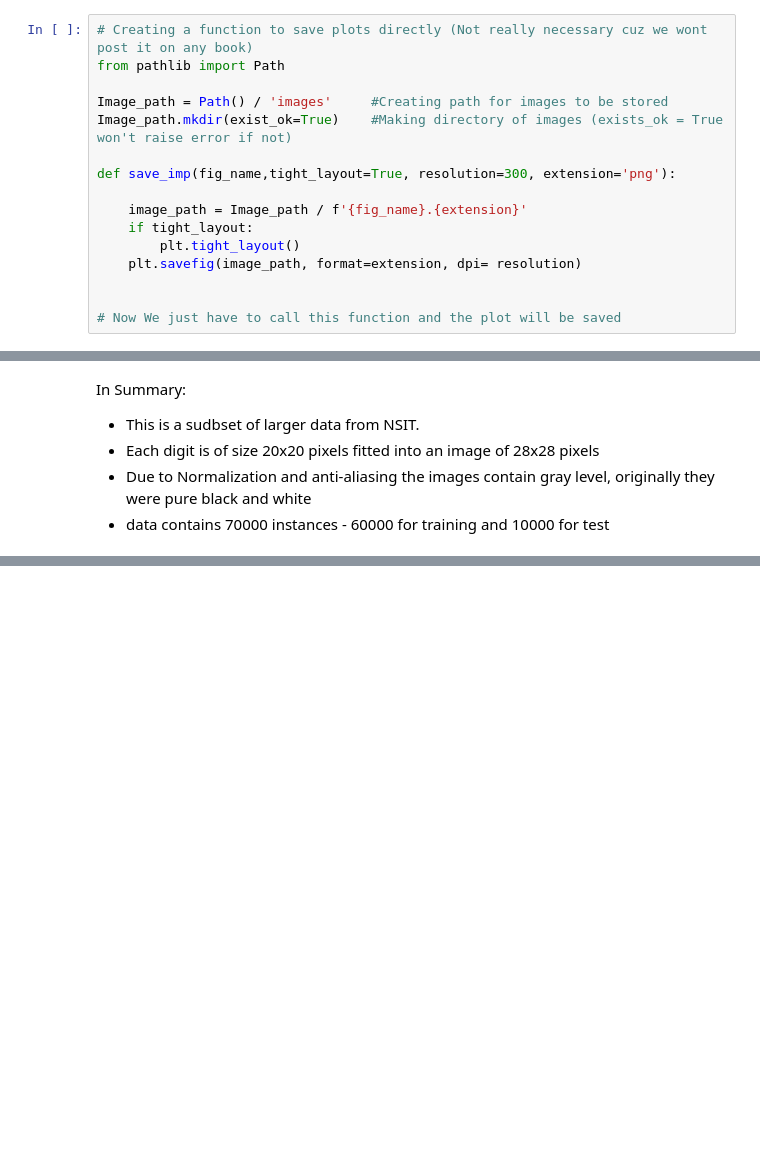
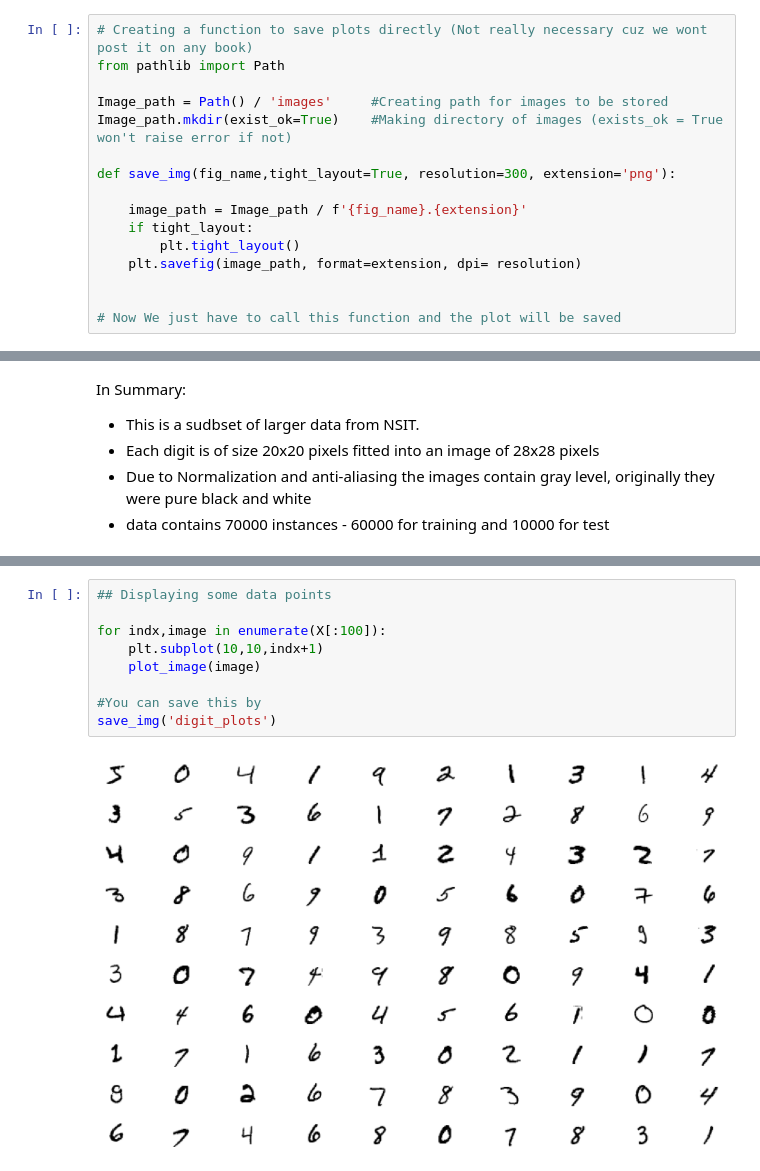
Before and after one commit to ArunNegi112/Machine_Learning, a Jupyter notebook: 3_Classification/1_classification.ipynb, the cells around one changed output, grey strips where cells are left out. Saved outputs shown, nothing was run; the diff lists cells and outputs as text; blank space fills up the shorter version.

```diff
--- a/3_Classification/1_classification.ipynb
+++ b/3_Classification/1_classification.ipynb
@@ -27,7 +27,7 @@ from pathlib import Path
 Image_path = Path() / 'images'     #Creating path for images to be stored
 Image_path.mkdir(exist_ok=True)    #Making directory of images (exists_ok = True won't raise error if not)
 
-def save_imp(fig_name,tight_layout=True, resolution=300, extension='png'):
+def save_img(fig_name,tight_layout=True, resolution=300, extension='png'):
 
     image_path = Image_path / f'{fig_name}.{extension}'
     if tight_layout:
@@ -113,0 +146,11 @@ Categories (10, object): ['0', '1', '2', '3', ..., '6', '7', '8', '9']
+# %%
+## Displaying some data points
+
+for indx,image in enumerate(X[:100]):
+    plt.subplot(10,10,indx+1)
+    plot_image(image)
+
+#You can save this by
+save_img('digit_plots')
+# %% [output]
+[figure, added]
```
Also changed, not shown: parts of 13 cells of this notebook.
